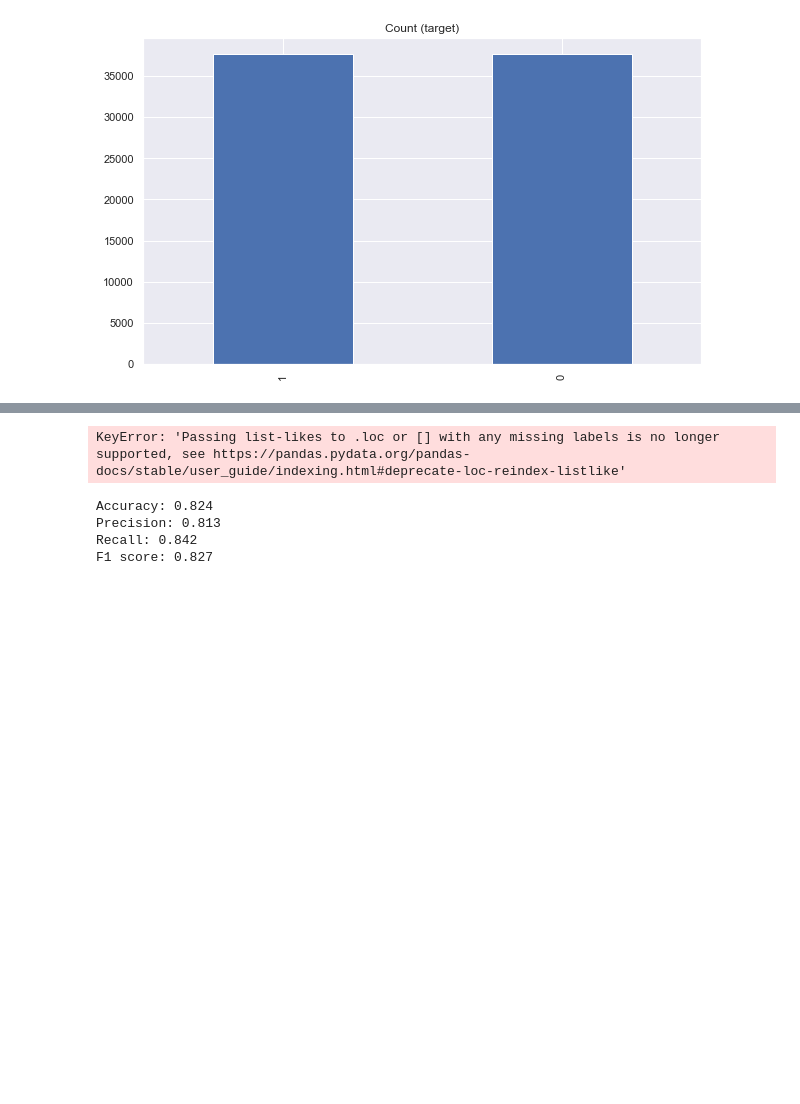
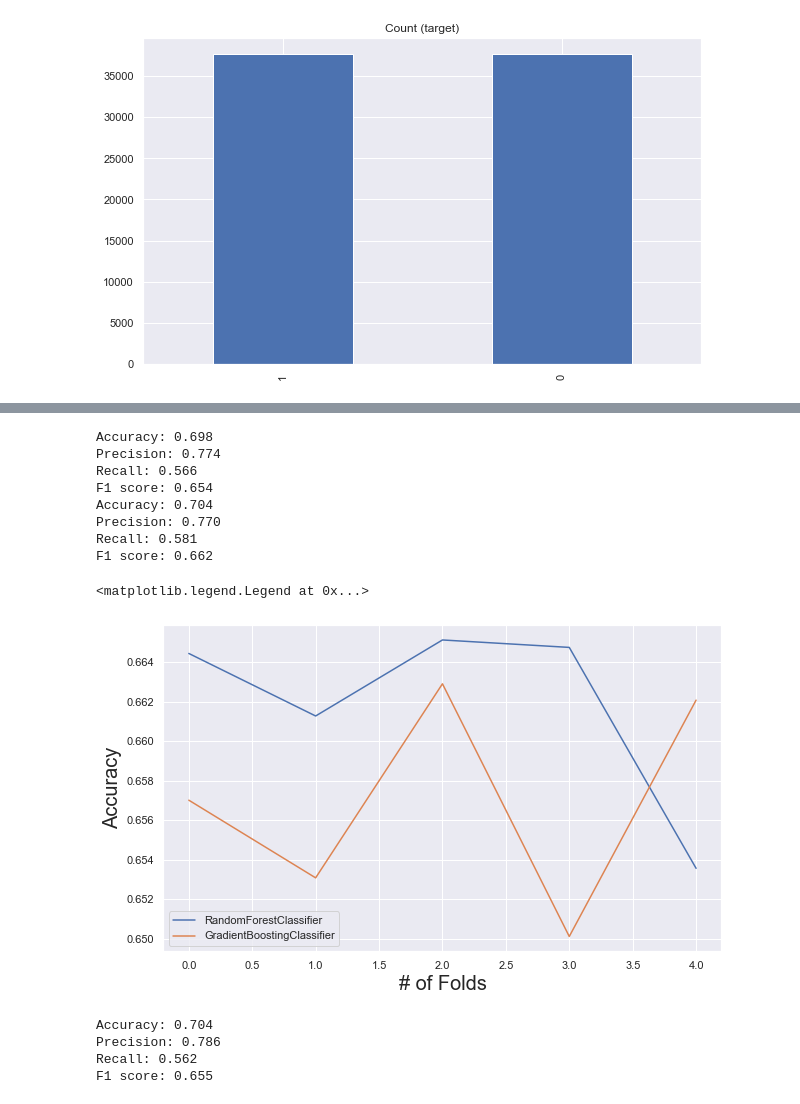
Before and after one commit to shwetasharmaeco/dating_app_predictions, a Jupyter notebook: feature_selection.ipynb, the cells around one changed output, grey strips where cells are left out. Cells and saved outputs as stored; diff of their text form; code cells hidden in the pictures; blank space fills up the shorter version.

```diff
--- a/feature_selection.ipynb
+++ b/feature_selection.ipynb
@@ -242,15 +202,0 @@ See the caveats in the documentation: https://pandas.pydata.org/pandas-docs/stab
-# %%
-# putting different education classes in wider buckets
-
-
-rf_data["education"] = rf_data["education"].fillna('in college/university')
-rf_data.loc[rf_data['education'].str.contains("graduated"), 'education'] = 'graduated'
-rf_data.loc[rf_data['education'].str.contains("working"), 'education'] = 'in college/university'
-rf_data.loc[rf_data['education'].str.contains("two-year college"), 'education'] = 'in college/university'
-rf_data.loc[rf_data['education'].str.contains("masters program"), 'education'] = 'in college/university'
-rf_data.loc[rf_data['education'].str.contains("law school"), 'education'] = 'in college/university'
-rf_data.loc[rf_data['education'].str.contains("space camp"), 'education'] = 'in college/university'
-rf_data.loc[rf_data['education'].str.contains("ph.d program"), 'education'] = 'in college/university'
-rf_data.loc[rf_data['education'].str.contains("med school"), 'education'] = 'in college/university'
-rf_data.loc[rf_data['education'].str.contains("college/university"), 'education'] = 'in college/university'
-rf_data.loc[rf_data['education'].str.contains("dropped out"), 'education'] = 'dropped out'
@@ -282,7 +217,7 @@ Try using .loc[row_indexer,col_indexer] = value instead
 See the caveats in the documentation: https://pandas.pydata.org/pandas-docs/stable/user_guide/indexing.html#returning-a-view-versus-a-copy
   This is separate from the ipykernel package so we can avoid doing imports until
 # %%
-cleaned_rf_data = rf_data[["age", "drinks", "education", "ethnicity", "orientation", "sex", "smokes", "religion", "drugs"]]
+# cleaned_rf_data = rf_data[["age", "drinks", "education", "ethnicity", "orientation", "sex", "smokes", "religion", "drugs"]]
+
+cleaned_rf_data = rf_data[["age", "drinks", "smokes", "drugs"]]
 cleaned_rf_data_dummified = pd.get_dummies(cleaned_rf_data)
-# %%
-cleaned_rf_data_dummified = pd.concat([cleaned_rf_data_dummified, rf_data["essay"]], axis = 1)
@@ -361,7 +254,0 @@ X_rf_over_test.shape
-# %%
-data_dtm.reset_index(drop=True, inplace=True)
-X_rf_over_train.reset_index(drop=True, inplace=True)
-
-
-
-df_nlp = pd.concat([data_dtm, X_rf_over_train], axis=1)
@@ -394,26 +255,32 @@ df_nlp.drop("essay", axis=1)
 # %%
-estimators = [LogisticRegression(max_iter=1000), RandomForestClassifier(), GradientBoostingClassifier()]
+estimators = [RandomForestClassifier(), GradientBoostingClassifier()]
 for estimator in estimators:
-    run_model(estimator, df_nlp.values, y_rf_over_train)
+    run_model(estimator, X_rf_over_train.values, y_rf_over_train.values)
 
 plt.ylabel('Accuracy', fontsize=20)
 plt.xlabel('# of Folds', fontsize=20)
 plt.legend()
 # %% [output]
-KeyError: 'Passing list-likes to .loc or [] with any missing labels is no longer supported, see https://pandas.pydata.org/pandas-docs/stable/user_guide/indexing.html#deprecate-loc-reindex-listlike'
+Accuracy: 0.698
+Precision: 0.774
+Recall: 0.566
+F1 score: 0.654
+Accuracy: 0.704
+Precision: 0.770
+Recall: 0.581
+F1 score: 0.662
+<matplotlib.legend.Legend at 0x...>
+[figure, added]
-# %%
-def generate_model_report(y_actual, y_predicted):
-    print('Accuracy: %.3f' % accuracy_score(y_actual, y_predicted))
-    print('Precision: %.3f' % precision_score(y_actual, y_predicted))
-    print( 'Recall: %.3f' % recall_score(y_actual, y_predicted))
-    print('F1 score: %.3f' % f1_score(y_actual, y_predicted))
-
-generate_model_report(y_rf_over_test, y_rf_over_preds)
-# %% [output]
-Accuracy: 0.824
-Precision: 0.813
-Recall: 0.842
-F1 score: 0.827
+# %%
+model = RandomForestClassifier()
+model.fit(X_rf_over_train, y_rf_over_train)
+y_rf_over_preds = model.predict(X_rf_over_test)
+generate_model_report(y_rf_over_test, y_rf_over_preds)
+# %% [output]
+Accuracy: 0.704
+Precision: 0.786
+Recall: 0.562
+F1 score: 0.655
 # %%
 y_final_preds = model.predict(X_rf_test)
 generate_model_report(y_rf_test, y_final_preds)
```
Also changed, not shown: parts of 39 cells of this notebook, 8 other files.
